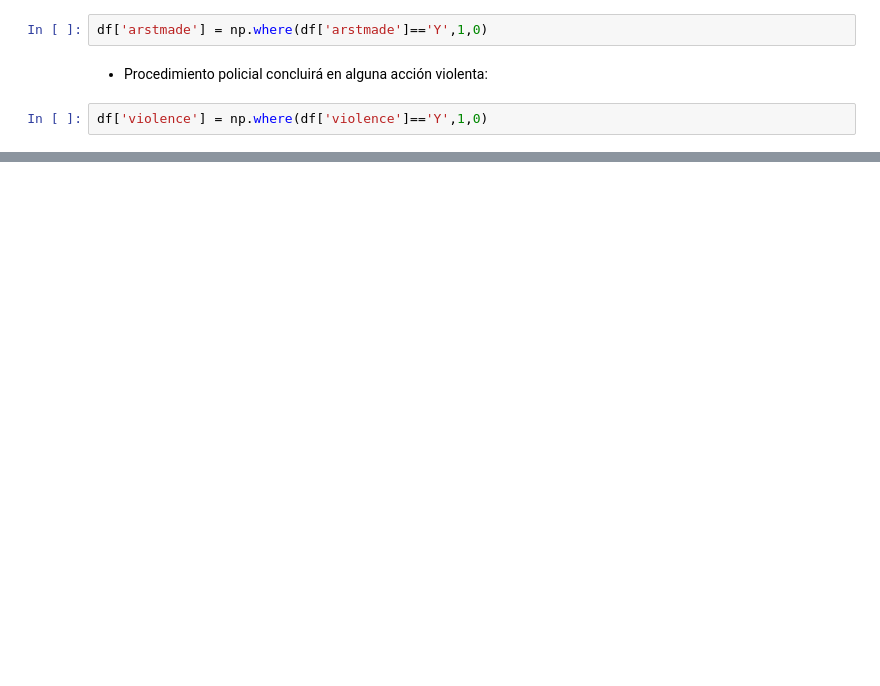
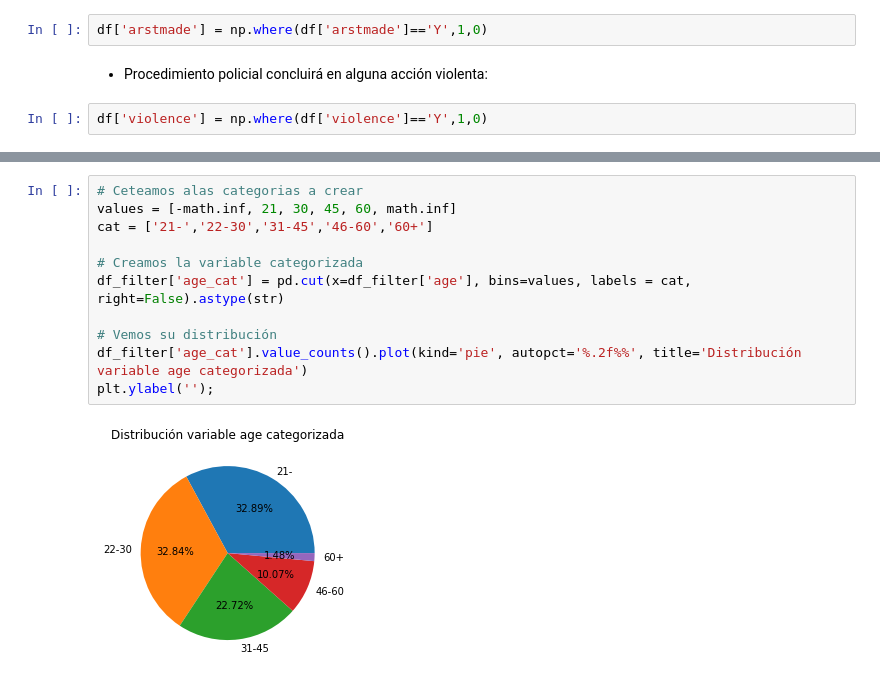
Before and after one commit to rodrigobarrazads/Desafio_Latam, a Jupyter notebook: Modulo3/Prueba/analisis_crimenes.ipynb, the cells around one changed output, grey strips where cells are left out. Drawn from its saved outputs; the diff is of its cells as text; blank space fills up the shorter version.

```diff
--- a/Modulo3/Prueba/analisis_crimenes.ipynb
+++ b/Modulo3/Prueba/analisis_crimenes.ipynb
@@ -211,0 +521,13 @@ df['violence'] = np.where(df['violence']=='Y',1,0)
+# %%
+# Ceteamos alas categorias a crear
+values = [-math.inf, 21, 30, 45, 60, math.inf]
+cat = ['21-','22-30','31-45','46-60','60+']
+
+# Creamos la variable categorizada
+df_filter['age_cat'] = pd.cut(x=df_filter['age'], bins=values, labels = cat, right=False).astype(str)
+
+# Vemos su distribución
+df_filter['age_cat'].value_counts().plot(kind='pie', autopct='%.2f%%', title='Distribución variable age categorizada')
+plt.ylabel('');
+# %% [output]
+[figure, added]
```
Also changed, not shown: parts of 123 cells of this notebook, 1 other file.
